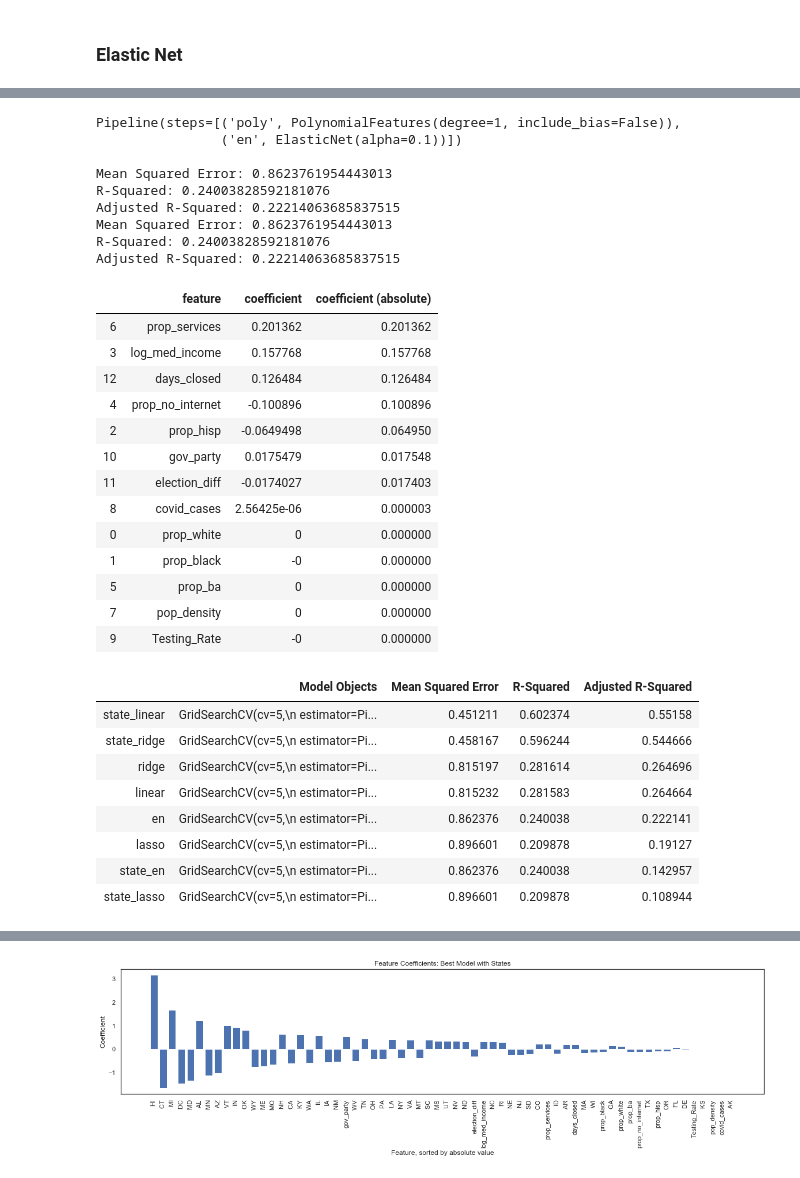
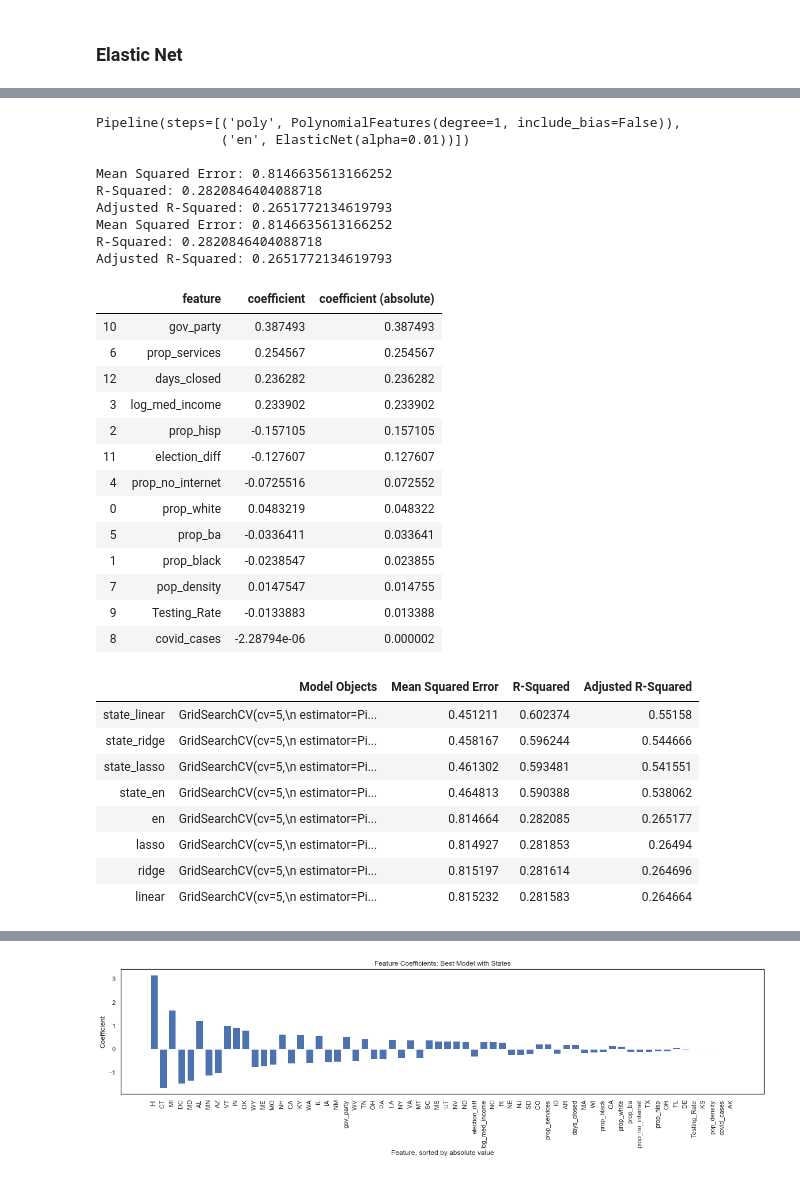
Before and after one commit to jrockower/ml-final-project, a Jupyter notebook: analysis.ipynb, the cells around one changed output, grey strips where cells are left out. Drawn from its saved outputs; the diff is of its cells as text; code cells hidden in the pictures.

Commit message:
Added lower magnitude alphas

```diff
--- a/analysis.ipynb
+++ b/analysis.ipynb
@@ -127,7 +127,8 @@ pipeline = Pipeline([
     ('ridge', Ridge(alpha=0.1))
 ])
 
-alpha_range = np.arange(0.1, 1.1, 0.1)
+alpha_range = np.append(np.array([.0001, .001, .01]), np.arange(0.1, 1.1, 0.1))
+
 params = {
           'ridge__alpha': alpha_range,
           'poly__degree': (1,2)
@@ -676,39 +677,39 @@ best_models['en'] = d
 pipe.rank_coefs(grid_model_result, train_features.columns)
 # %% [output]
 Pipeline(steps=[('poly', PolynomialFeatures(degree=1, include_bias=False)),
-                ('en', ElasticNet(alpha=0.1))])
+                ('en', ElasticNet(alpha=0.01))])
 
-Mean Squared Error: 0.8623761954443013
-R-Squared: 0.24003828592181076
-Adjusted R-Squared: 0.22214063685837515
-Mean Squared Error: 0.8623761954443013
-R-Squared: 0.24003828592181076
-Adjusted R-Squared: 0.22214063685837515
+Mean Squared Error: 0.8146635613166252
+R-Squared: 0.2820846404088718
+Adjusted R-Squared: 0.2651772134619793
+Mean Squared Error: 0.8146635613166252
+R-Squared: 0.2820846404088718
+Adjusted R-Squared: 0.2651772134619793
 |  | feature | coefficient | coefficient (absolute) |
-| 6 | prop_services | 0.201362 | 0.201362 |
-| 3 | log_med_income | 0.157768 | 0.157768 |
-| 12 | days_closed | 0.126484 | 0.126484 |
-| 4 | prop_no_internet | -0.100896 | 0.100896 |
-| 2 | prop_hisp | -0.0649498 | 0.064950 |
-| 10 | gov_party | 0.0175479 | 0.017548 |
-| 11 | election_diff | -0.0174027 | 0.017403 |
-| 8 | covid_cases | 2.56425e-06 | 0.000003 |
-| 0 | prop_white | 0 | 0.000000 |
-| 1 | prop_black | -0 | 0.000000 |
-| 5 | prop_ba | 0 | 0.000000 |
-| 7 | pop_density | 0 | 0.000000 |
-| 9 | Testing_Rate | -0 | 0.000000 |
+| 10 | gov_party | 0.387493 | 0.387493 |
+| 6 | prop_services | 0.254567 | 0.254567 |
+| 12 | days_closed | 0.236282 | 0.236282 |
+| 3 | log_med_income | 0.233902 | 0.233902 |
+| 2 | prop_hisp | -0.157105 | 0.157105 |
+| 11 | election_diff | -0.127607 | 0.127607 |
+| 4 | prop_no_internet | -0.0725516 | 0.072552 |
+| 0 | prop_white | 0.0483219 | 0.048322 |
+| 5 | prop_ba | -0.0336411 | 0.033641 |
+| 1 | prop_black | -0.0238547 | 0.023855 |
+| 7 | pop_density | 0.0147547 | 0.014755 |
+| 9 | Testing_Rate | -0.0133883 | 0.013388 |
+| 8 | covid_cases | -2.28794e-06 | 0.000002 |
 # %%
 best = pd.DataFrame.from_dict(best_models).transpose()
 best.columns = ['Model Objects', 'Mean Squared Error', 'R-Squared', 'Adjusted R-Squared']
-best.sort_values(by='Adjusted R-Squared',ascending=False)
+best.sort_values(by='Mean Squared Error')
 # %% [output]
 |  | Model Objects | Mean Squared Error | R-Squared | Adjusted R-Squared |
 | state_linear | GridSearchCV(cv=5,\n estimator=Pi... | 0.451211 | 0.602374 | 0.55158 |
 | state_ridge | GridSearchCV(cv=5,\n estimator=Pi... | 0.458167 | 0.596244 | 0.544666 |
+| state_lasso | GridSearchCV(cv=5,\n estimator=Pi... | 0.461302 | 0.593481 | 0.541551 |
+| state_en | GridSearchCV(cv=5,\n estimator=Pi... | 0.464813 | 0.590388 | 0.538062 |
+| en | GridSearchCV(cv=5,\n estimator=Pi... | 0.814664 | 0.282085 | 0.265177 |
+| lasso | GridSearchCV(cv=5,\n estimator=Pi... | 0.814927 | 0.281853 | 0.26494 |
 | ridge | GridSearchCV(cv=5,\n estimator=Pi... | 0.815197 | 0.281614 | 0.264696 |
 | linear | GridSearchCV(cv=5,\n estimator=Pi... | 0.815232 | 0.281583 | 0.264664 |
-| en | GridSearchCV(cv=5,\n estimator=Pi... | 0.862376 | 0.240038 | 0.222141 |
-| lasso | GridSearchCV(cv=5,\n estimator=Pi... | 0.896601 | 0.209878 | 0.19127 |
-| state_en | GridSearchCV(cv=5,\n estimator=Pi... | 0.862376 | 0.240038 | 0.142957 |
-| state_lasso | GridSearchCV(cv=5,\n estimator=Pi... | 0.896601 | 0.209878 | 0.108944 |
```
Also changed, not shown: parts of 11 cells of this notebook.
